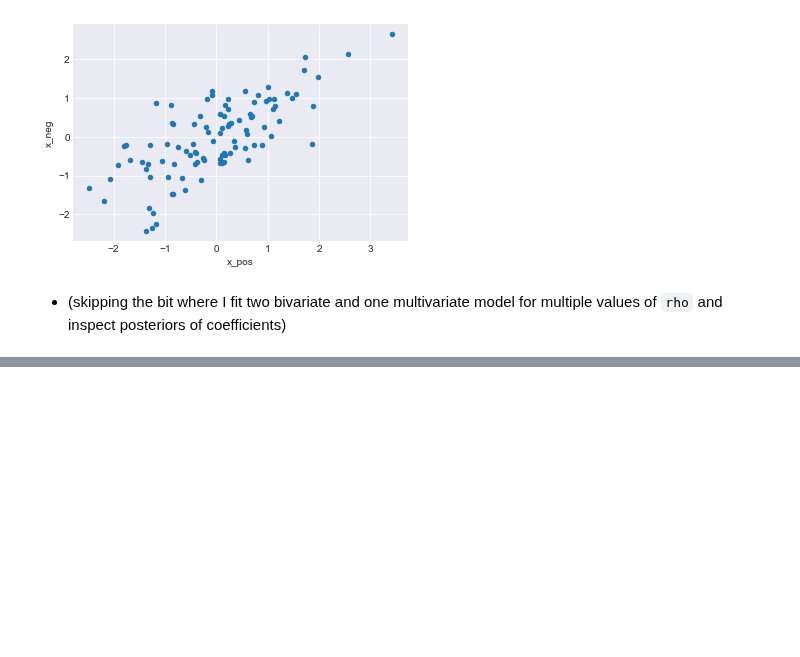
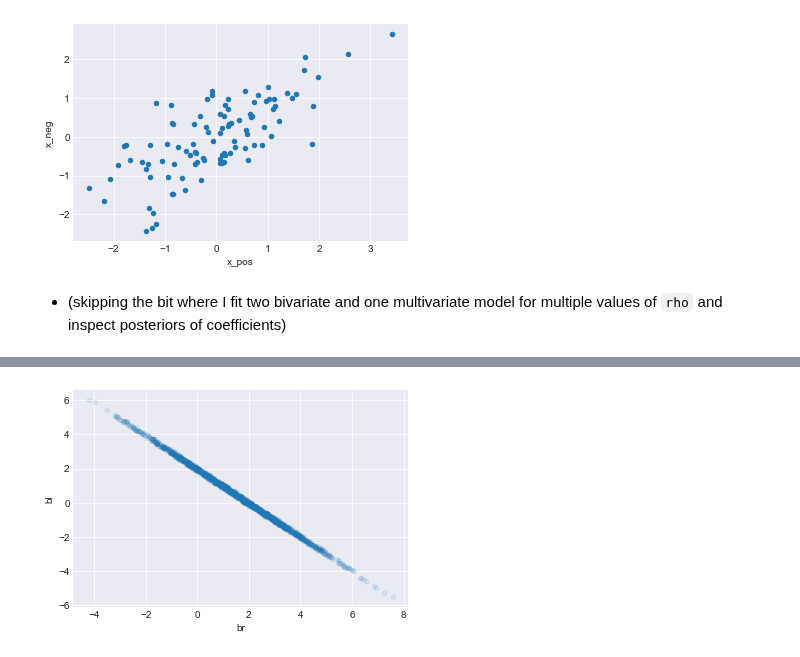
Before and after one commit to nwweber/statistical_rethinking, a Jupyter notebook: chapter_05_multivariate_linear_models.ipynb, the cells around one changed output, grey strips where cells are left out. Cells and saved outputs as stored; diff of their text form; code cells hidden in the pictures; blank space fills up the shorter version.

```diff
--- a/chapter_05_multivariate_linear_models.ipynb
+++ b/chapter_05_multivariate_linear_models.ipynb
@@ -825,0 +911,9 @@ d.plot.scatter('x_pos', 'x_neg');
+# %%
+# Code 5.32
+
+# Note: plot in book is empty and it's unclear what exactly the `extract.samples` function does. best guess here
+
+post = pm.trace_to_dataframe(trace_m5_8)[['br', 'bl']]
+post.plot(x='br', y='bl', kind='scatter', alpha=0.1);
+# %% [output]
+[figure, added]
```
Also changed, not shown: parts of 8 cells of this notebook.
